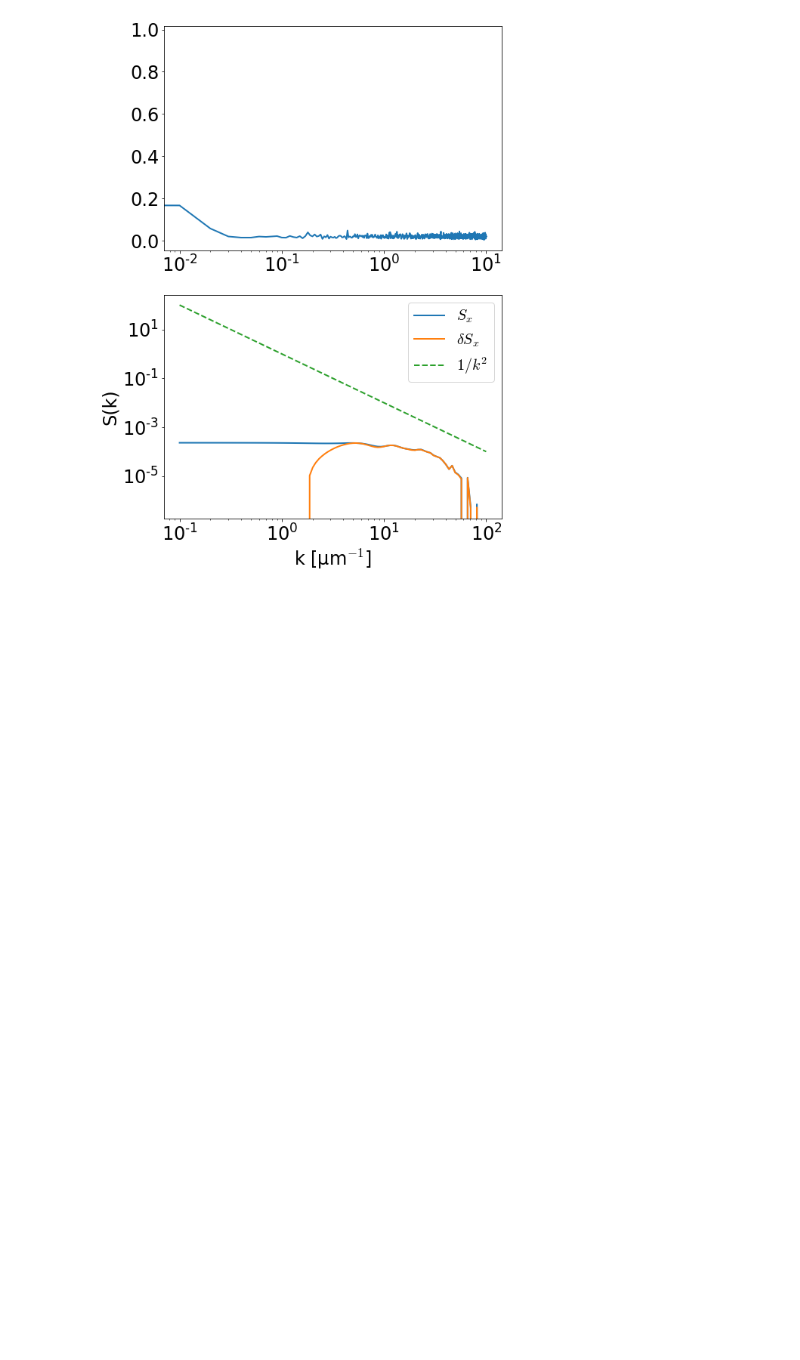
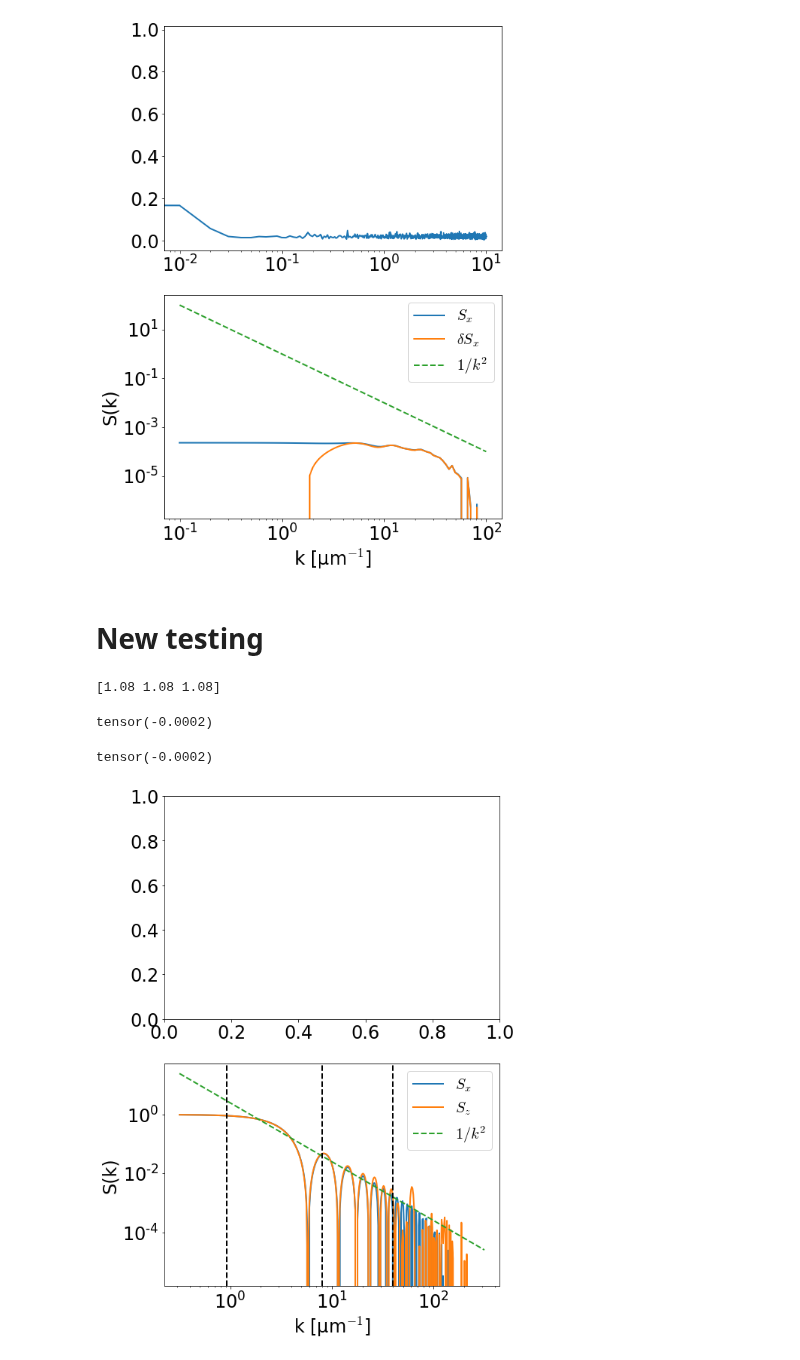
Before and after one commit to flatironinstitute/aLENS_analysis, a Jupyter notebook: notebooks/spindle/01b-iso_nematic_testing_rusty.ipynb, the cells around one changed output. Cells and saved outputs as stored; diff of their text form; code cells hidden in the pictures; blank space fills up the shorter version.

Commit message:
Added density structure factor testing

```diff
--- a/notebooks/spindle/01b-iso_nematic_testing_rusty.ipynb
+++ b/notebooks/spindle/01b-iso_nematic_testing_rusty.ipynb
@@ -735,3 +736,5 @@ _ = plt.legend()
 # %% [output]
 /mnt/home/alamson/ceph/DATA/Motor_Inference/IsoNemTesting/NemN8000ld5rho.4dte-5/simulations/dt1e-05/analysis/nematic_analysis.h5
 [figure]
+# %% [markdown]
+# New testing
@@ -737,0 +787,37 @@ _ = plt.legend()
+# %%
+fig, axarr = plt.subplots(2,1, figsize=(8, 12))
+
+box_lower = np.array(param_dict["simBoxLow"])
+box_upper = np.array(param_dict["simBoxHigh"])
+print(-box_lower+box_upper)
+
+# _ = axarr[1].plot(tk_arr, Sx_time_arr.mean(dim=1).cpu(), label="$ S_x$")
+# _ = axarr[1].plot(tk_arr, Sz_time_arr.mean(dim=1).cpu(), label="$ S_z$")
+
+_ = axarr[1].loglog(tk_arr, Sx_time_arr.mean(dim=1).cpu(), label="$ S_x$")
+_ = axarr[1].loglog(tk_arr, Sz_time_arr.mean(dim=1).cpu(), label="$ S_z$")
+
+min(Sx_time_arr.mean(dim=1).cpu())
+min(Sz_time_arr.mean(dim=1).cpu())
+
+_ = axarr[1].loglog(
+    tk_arr,
+     (2.5 / (tk_arr ** 2)),
+    label="$1/k^2$",
+    linestyle="--",
+)
+
+_ = axarr[1].axvline(x=1./(.025), color="k", linestyle="--")
+_ = axarr[1].axvline(x=1./(.125), color="k", linestyle="--")
+_ = axarr[1].axvline(x=1./(1.08), color="k", linestyle="--")
+# for i in range(1, 5):
+#  _ = axarr[1].axvline(x=1./(.0125*i), color="k", linestyle="--")
+
+_ = plt.xlabel("k [μm$^{-1}$]")
+_ = plt.ylabel("S(k)")
+_ = plt.legend()
+# %% [output]
+[1.08 1.08 1.08]
+tensor(-0.0002)
+tensor(-0.0002)
+[figure, added]
```
Also changed, not shown: parts of 4 cells of this notebook, 1 other file.
